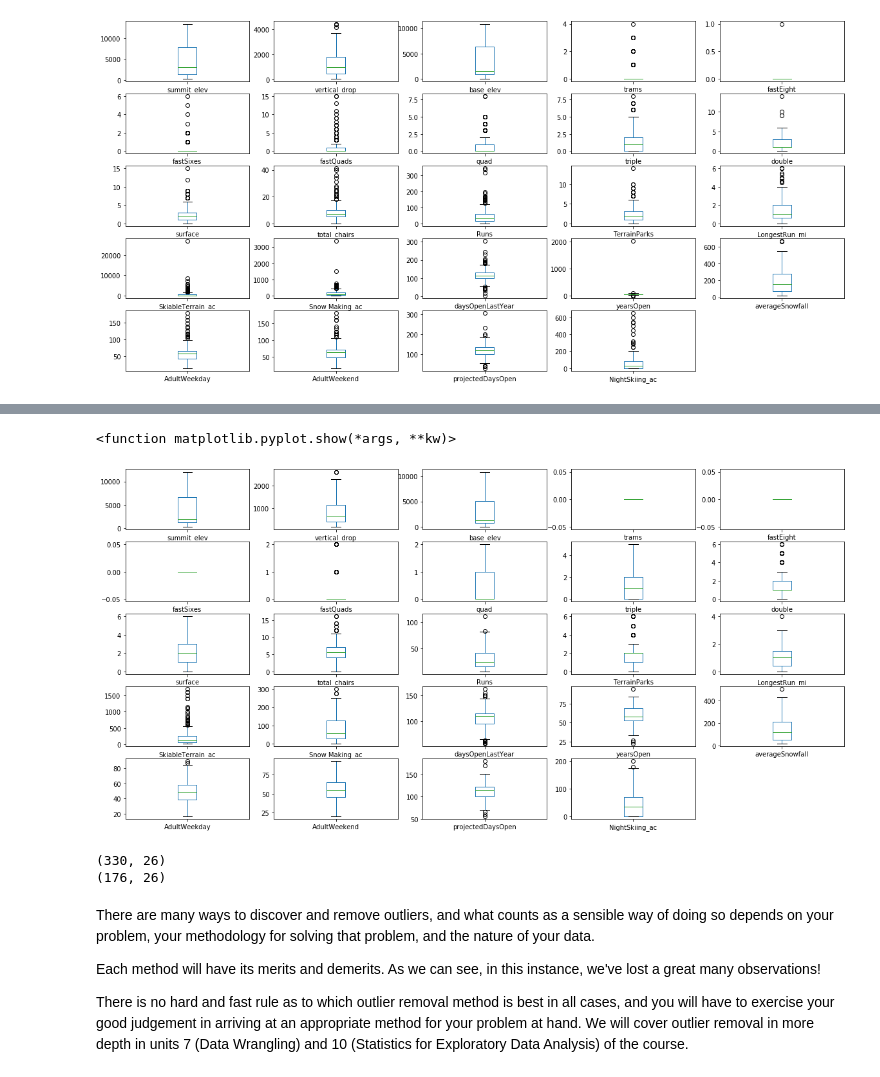
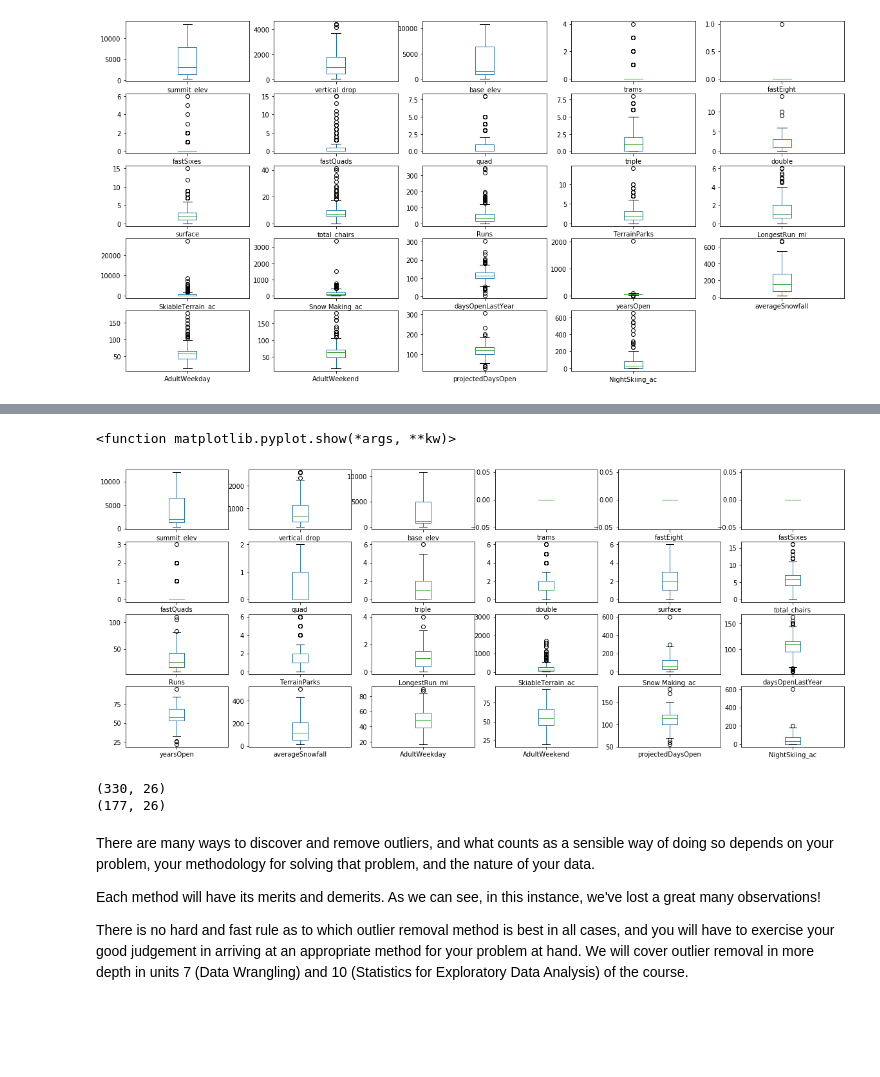
Before and after one commit to abewoycke/Guided-Capstone-One, a Jupyter notebook: ExploratoryDataAnalysis/GuidedCapstoneStep3HL - Working Copy.ipynb, the cells around one changed output, grey strips where cells are left out. Cells and saved outputs as stored; diff of their text form; code cells hidden in the pictures; blank space fills up the shorter version.

Commit message:
Added Step Six: Documentation
also revised Step Three to preserve Big Mountain Resort row to future steps

```diff
--- a/ExploratoryDataAnalysis/GuidedCapstoneStep3HL - Working Copy.ipynb
+++ b/ExploratoryDataAnalysis/GuidedCapstoneStep3HL - Working Copy.ipynb
@@ -202,3 +202,6 @@ IQR = Q3 - Q1
 # %%
 # filters our existing dataframe, picking out just those observations that are NOT outliers
 dfno = df[~((df < (Q1 - 1.5 * IQR)) |(df> (Q3 + 1.5 * IQR))).any(axis=1)]
+# adding back in our resort to dfno
+dfno = dfno.append((df.loc[df['Name']=='Whitefish Mountain Resort']), ignore_index=True)
+print(dfno)
@@ -205,17 +226,17 @@ dfno = df[~((df < (Q1 - 1.5 * IQR)) |(df> (Q3 + 1.5 * IQR))).any(axis=1)]
 # %%
 # make a boxplot of this new dataframe dfno
-dfno.plot.box(figsize=(20,10), subplots=True, layout=(5,5))
+dfno.plot.box(figsize=(20,10), subplots=True, layout=(5,6))
 plt.show
 # %% [output]
 <function matplotlib.pyplot.show(*args, **kw)>
-[figure, old version]
+[figure, new version]
 # %%
 # Print the shapes of our dataframes df and dfno to compare the number of observations in each
 print(df.shape)
 print(dfno.shape)
 # %% [output]
 (330, 26)
-(176, 26)
+(177, 26)
 # %% [markdown]
 There are many ways to discover and remove outliers, and what counts as a sensible way of doing so depends on your problem, your methodology for solving that problem, and the nature of your data.
 
```
Also changed, not shown: parts of 12 cells of this notebook, 1 other file.
